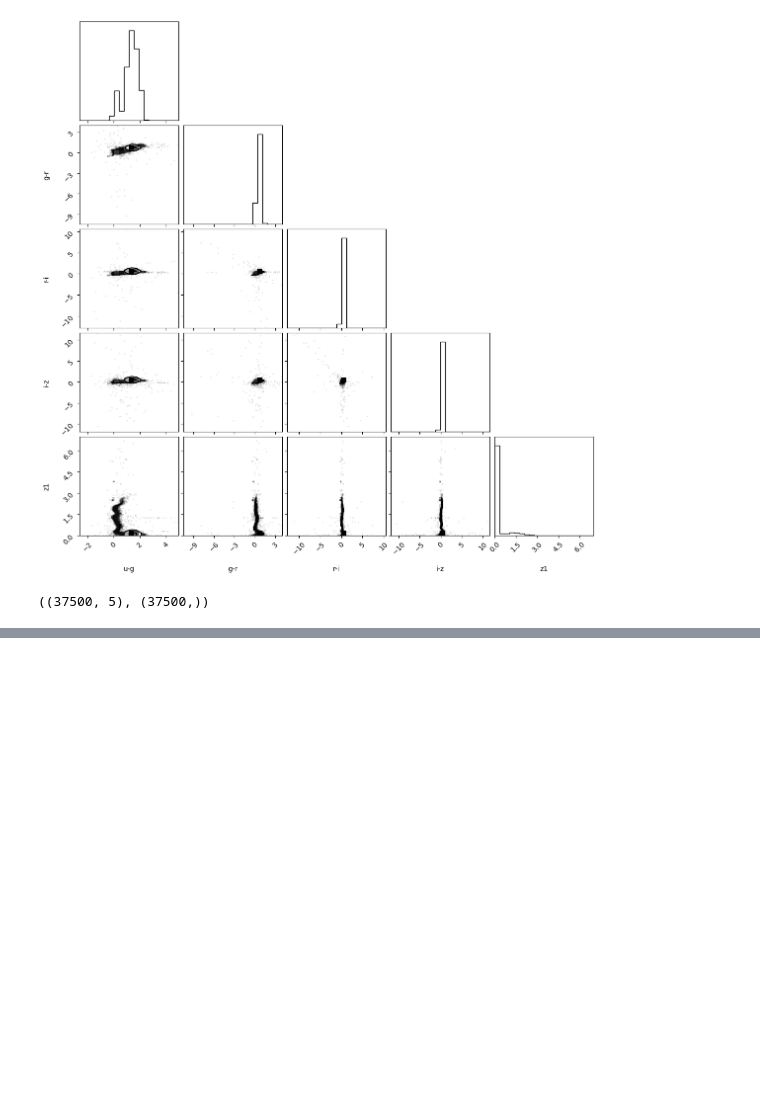
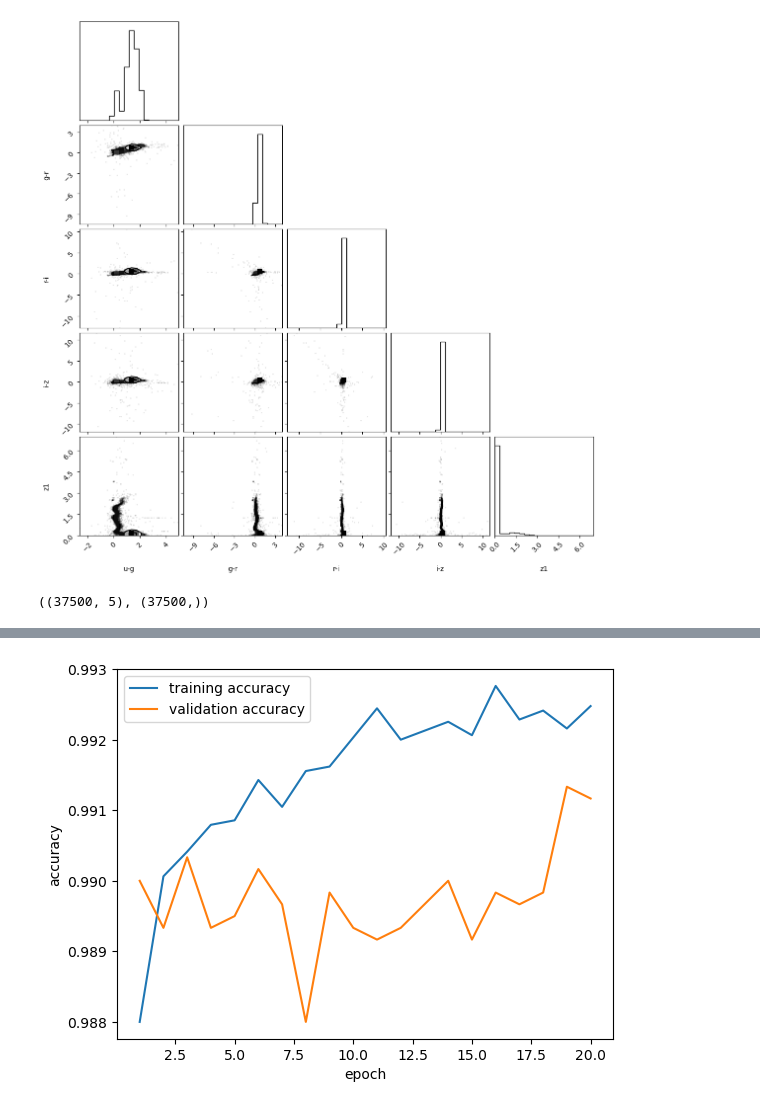
Before and after one commit to ebianchi803/astrostatistics_bicocca_2026, a Jupyter notebook: working/L22.ipynb, the cells around one changed output, grey strips where cells are left out. Cells and saved outputs as stored; diff of their text form; code cells hidden in the pictures; blank space fills up the shorter version.

```diff
--- a/working/L22.ipynb
+++ b/working/L22.ipynb
@@ -217,0 +261,10 @@ contamination 0.017411491584445733
+# %%
+epochs = np.arange(1,last_epoch+1)
+plt.plot(epochs,clf.history['accuracy'], label='training accuracy')
+plt.plot(epochs,clf.history['val_accuracy'], label='validation accuracy')
+plt.xlabel('epoch')
+plt.ylabel('accuracy')
+
+plt.legend();
+# %% [output]
+[figure, added]
```
Also changed, not shown: parts of 17 cells of this notebook.
